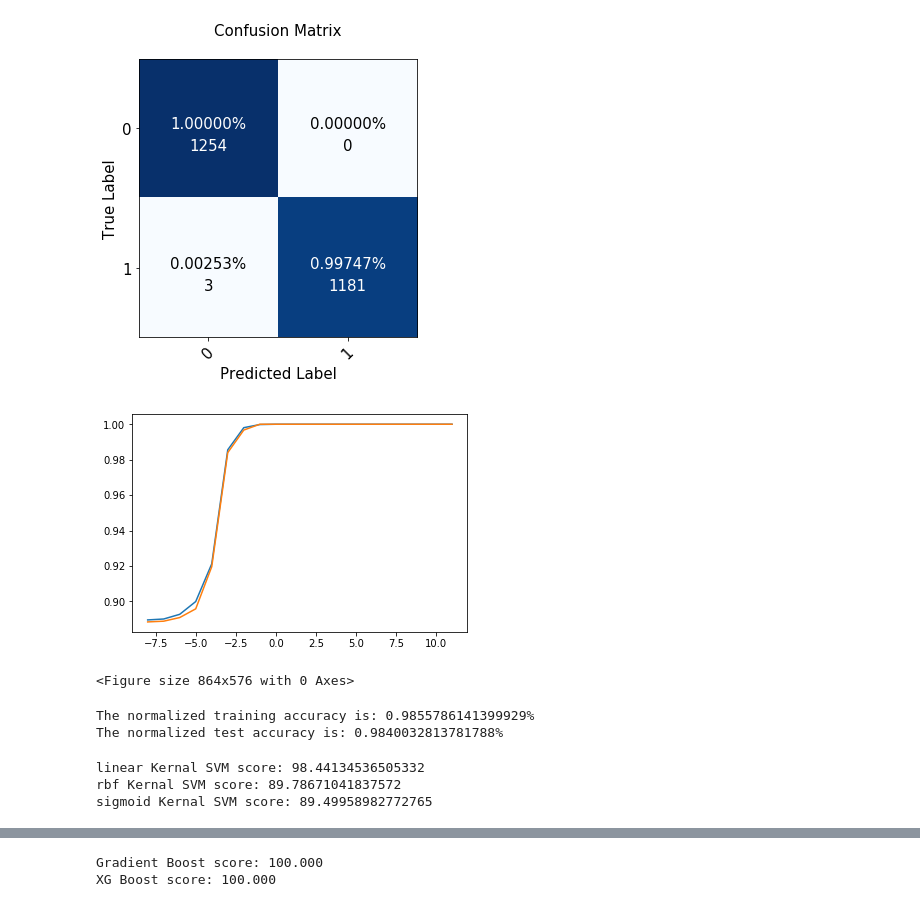
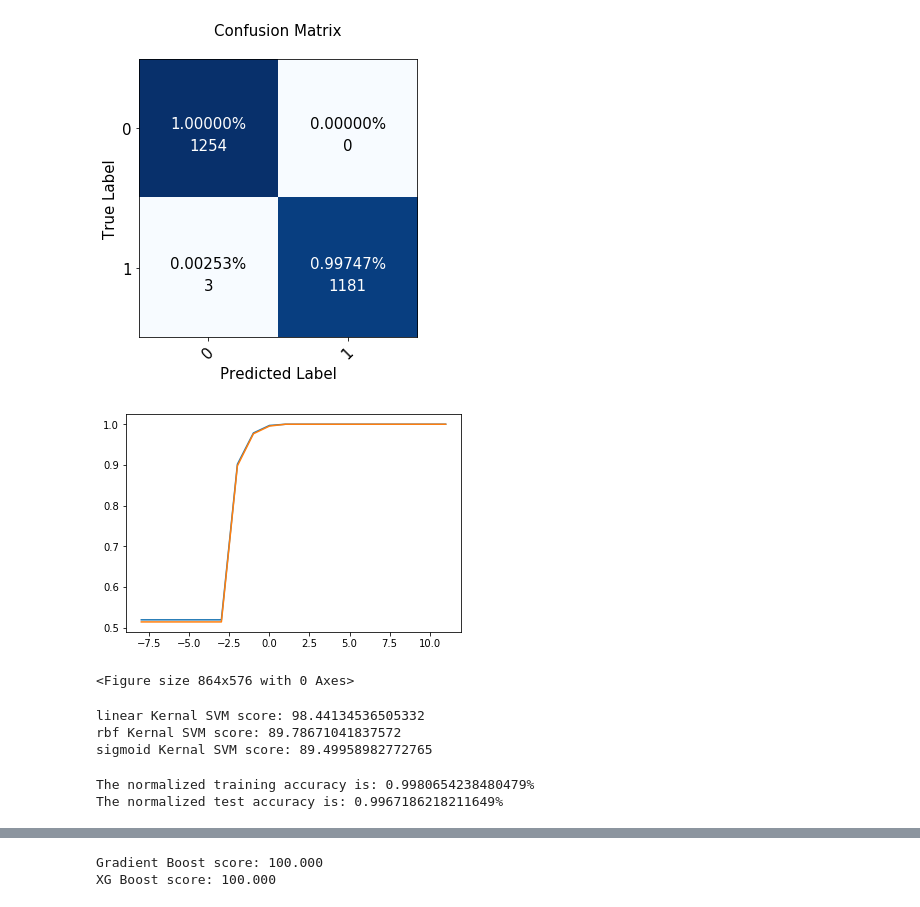
Before and after one commit to BrendanMoore42/ProjectTemp, a Jupyter notebook: MushroomClass/mushroom_kern1.ipynb, the cells around one changed output, grey strips where cells are left out. Cells and saved outputs as stored; diff of their text form; code cells hidden in the pictures.

```diff
--- a/MushroomClass/mushroom_kern1.ipynb
+++ b/MushroomClass/mushroom_kern1.ipynb
@@ -235,45 +246,45 @@ plot_confusion_matrix(cm, [0,1])
 # %%
 #SVM checking C
 train = []
 test = []
 
 value_range = [0.00000001,0.0000001,0.000001,0.00001,0.0001,0.001,0.01,0.1,1,10,100,\
                1000,10000,100000,1000000,10000000,100000000,1000000000,10000000000,100000000000]
 #loop through vaues of C
 for i in value_range :
-    SVM_model = LinearSVC(C=i)
-    SVM_model.fit(X_train, y_train)
-    train.append(SVM_model.score(X_train, y_train))
-    test.append(SVM_model.score(X_test, y_test))
+    svm = SVC(C=i)
+    svm.fit(X_train, y_train)
+    train.append(svm.score(X_train, y_train))
+    test.append(svm.score(X_test, y_test))
 
 #plot out results
 plt.plot(np.log10(value_range),train)
 plt.plot(np.log10(value_range),test)
 plt.figure(figsize=(12,8))
 plt.show();
 # %% [output]
-[figure, old version]
+[figure, new version]
 <Figure size 864x576 with 0 Axes>
+# %%
+#test out different SVMs using the different kernals
+kerns = ['linear', 'rbf', 'sigmoid']
+for i in kerns:
+    #Kernel trick
+    svm_kern = SVC(C=0.01, kernel='{}'.format(i))
+    svm_kern.fit(X_train,y_train)
+
+    #Get the score
+    print('{0} Kernal SVM score: {1}'.format(i, (100*svm_kern.score(X_test,y_test))))
+# %% [output]
+linear Kernal SVM score: 98.44134536505332
+rbf Kernal SVM score: 89.78671041837572
+sigmoid Kernal SVM score: 89.49958982772765
 # %%
 #fit SVM model to scaled data
-SVM_model = LinearSVC(C=0.001)
-SVM_model.fit(X_train, y_train)
-print('The normalized training accuracy is: {}%'.format(SVM_model.score(X_train, y_train)))
-print('The normalized test accuracy is: {}%'.format(SVM_model.score(X_test, y_test)))
+svm = LinearSVC(C=0.01)
+svm.fit(X_train, y_train)
+print('The normalized training accuracy is: {}%'.format(svm.score(X_train, y_train)))
+print('The normalized test accuracy is: {}%'.format(svm.score(X_test, y_test)))
 # %% [output]
-The normalized training accuracy is: 0.9855786141399929%
-The normalized test accuracy is: 0.9840032813781788%
+The normalized training accuracy is: 0.9980654238480479%
+The normalized test accuracy is: 0.9967186218211649%
-# %%
-#test out different SVMs using the different kernals
-kerns = ['linear', 'rbf', 'sigmoid']
-for i in kerns:
-    #Kernel trick
-    my_kernel_SVM = SVC(C=0.01, kernel='{}'.format(i))
-    my_kernel_SVM.fit(X_train,y_train)
-
-    #Get the score
-    print('{0} Kernal SVM score: {1}'.format(i, (100*my_kernel_SVM.score(X_test,y_test))))
-# %% [output]
-linear Kernal SVM score: 98.44134536505332
-rbf Kernal SVM score: 89.78671041837572
-sigmoid Kernal SVM score: 89.49958982772765
```
Also changed, not shown: parts of 22 cells of this notebook.
